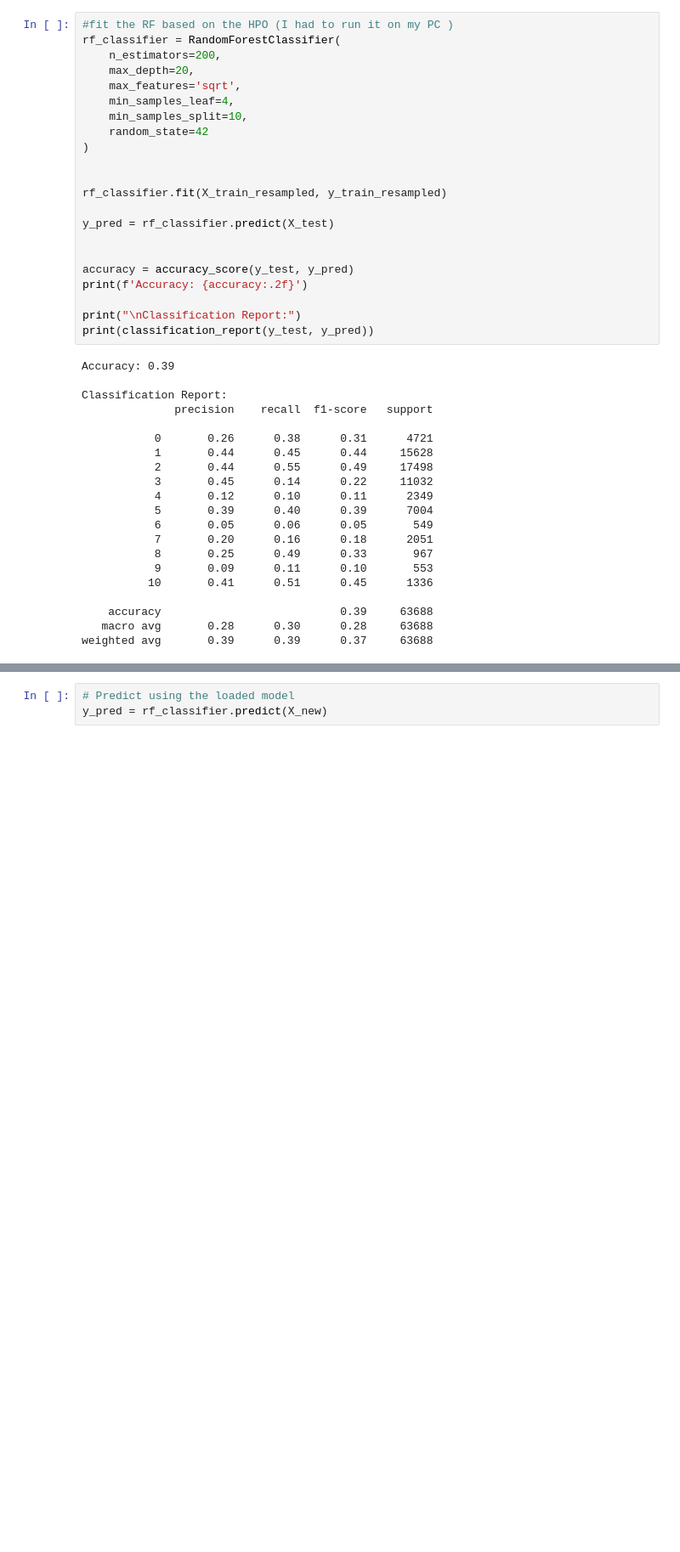
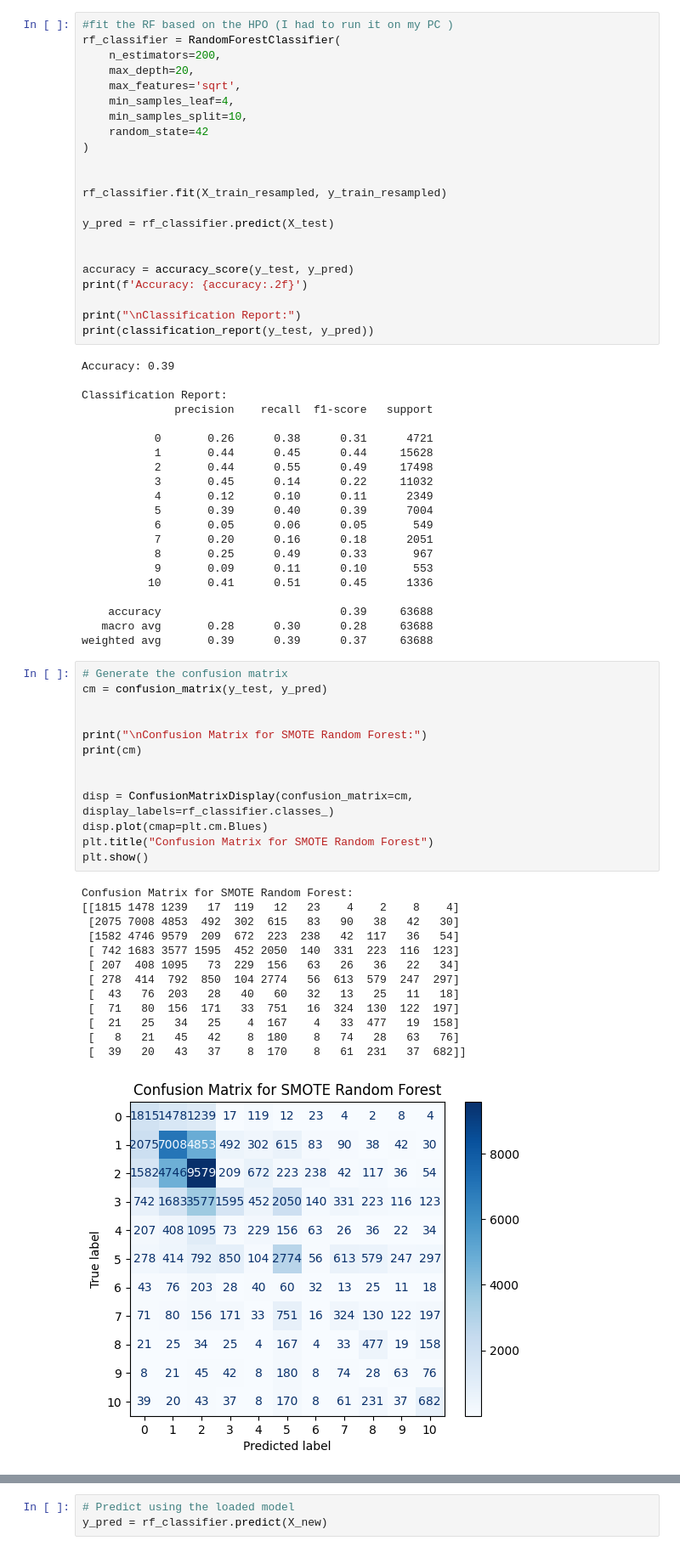
Before and after one commit to Jayjolie1026/4260, a Jupyter notebook: Kmeans-RandomForest.ipynb, the cells around one changed output, grey strips where cells are left out. Shown at 85% size. Saved outputs shown, nothing was run; the diff lists cells and outputs as text; blank space fills up the shorter version.

```diff
--- a/Kmeans-RandomForest.ipynb
+++ b/Kmeans-RandomForest.ipynb
@@ -549,3 +572,30 @@ Classification Report:
     accuracy                           0.39     63688
    macro avg       0.28      0.30      0.28     63688
 weighted avg       0.39      0.39      0.37     63688
+# %%
+# Generate the confusion matrix
+cm = confusion_matrix(y_test, y_pred)
+
+
+print("\nConfusion Matrix for SMOTE Random Forest:")
+print(cm)
+
+
+disp = ConfusionMatrixDisplay(confusion_matrix=cm, display_labels=rf_classifier.classes_)
+disp.plot(cmap=plt.cm.Blues)
+plt.title("Confusion Matrix for SMOTE Random Forest")
+plt.show()
+# %% [output]
+Confusion Matrix for SMOTE Random Forest:
+[[1815 1478 1239   17  119   12   23    4    2    8    4]
+ [2075 7008 4853  492  302  615   83   90   38   42   30]
+ [1582 4746 9579  209  672  223  238   42  117   36   54]
+ [ 742 1683 3577 1595  452 2050  140  331  223  116  123]
+ [ 207  408 1095   73  229  156   63   26   36   22   34]
+ [ 278  414  792  850  104 2774   56  613  579  247  297]
+ [  43   76  203   28   40   60   32   13   25   11   18]
+ [  71   80  156  171   33  751   16  324  130  122  197]
+ [  21   25   34   25    4  167    4   33  477   19  158]
+ [   8   21   45   42    8  180    8   74   28   63   76]
+ [  39   20   43   37    8  170    8   61  231   37  682]]
+[figure, added]
```
Also changed, not shown: parts of 24 cells of this notebook.
